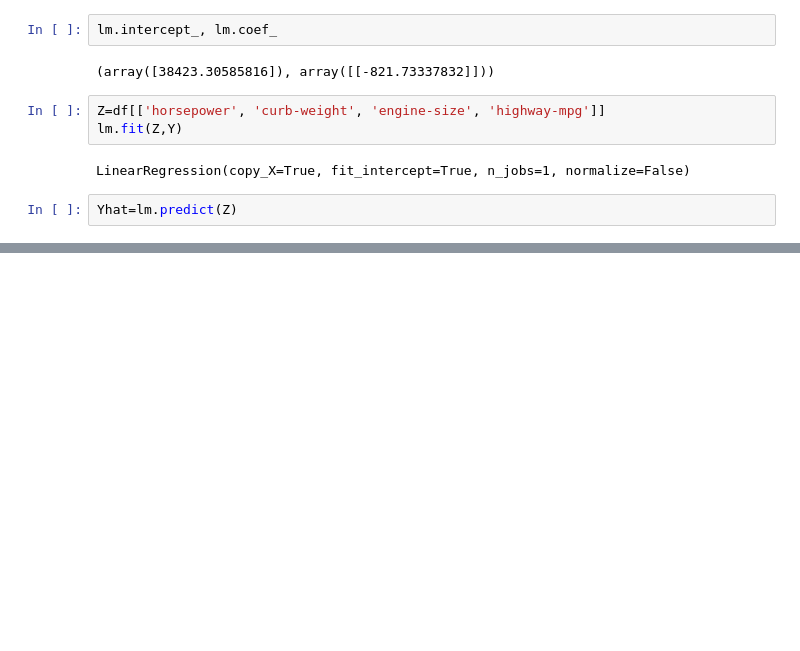
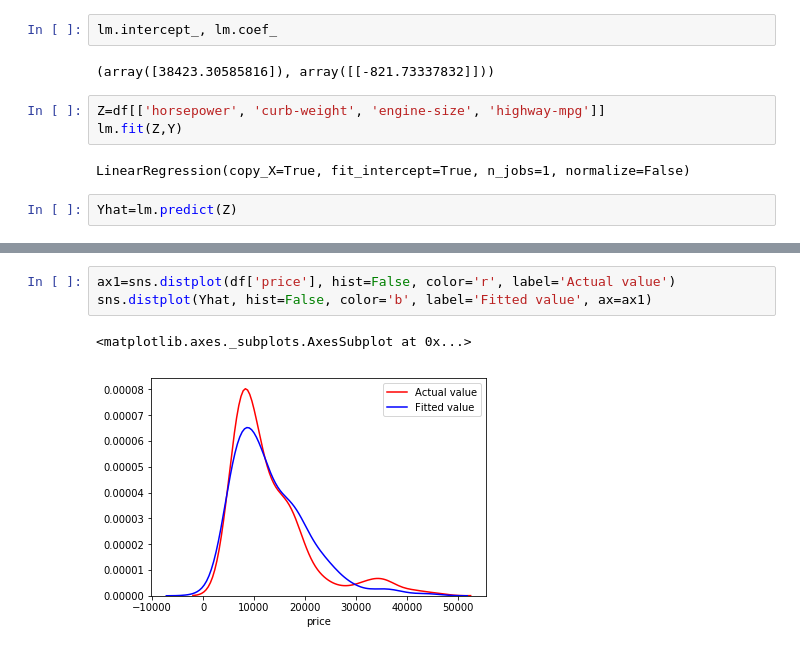
Before and after one commit to golkarb/learn_python, a Jupyter notebook: data_model.ipynb, the cells around one changed output, grey strips where cells are left out. Cells and saved outputs as stored; diff of their text form; blank space fills up the shorter version.

```diff
--- a/data_model.ipynb
+++ b/data_model.ipynb
@@ -45,0 +51,6 @@ Yhat=lm.predict(Z)
+# %%
+ax1=sns.distplot(df['price'], hist=False, color='r', label='Actual value')
+sns.distplot(Yhat, hist=False, color='b', label='Fitted value', ax=ax1)
+# %% [output]
+<matplotlib.axes._subplots.AxesSubplot at 0x...>
+[figure, added]
```
Also changed, not shown: parts of 1 cell of this notebook.
